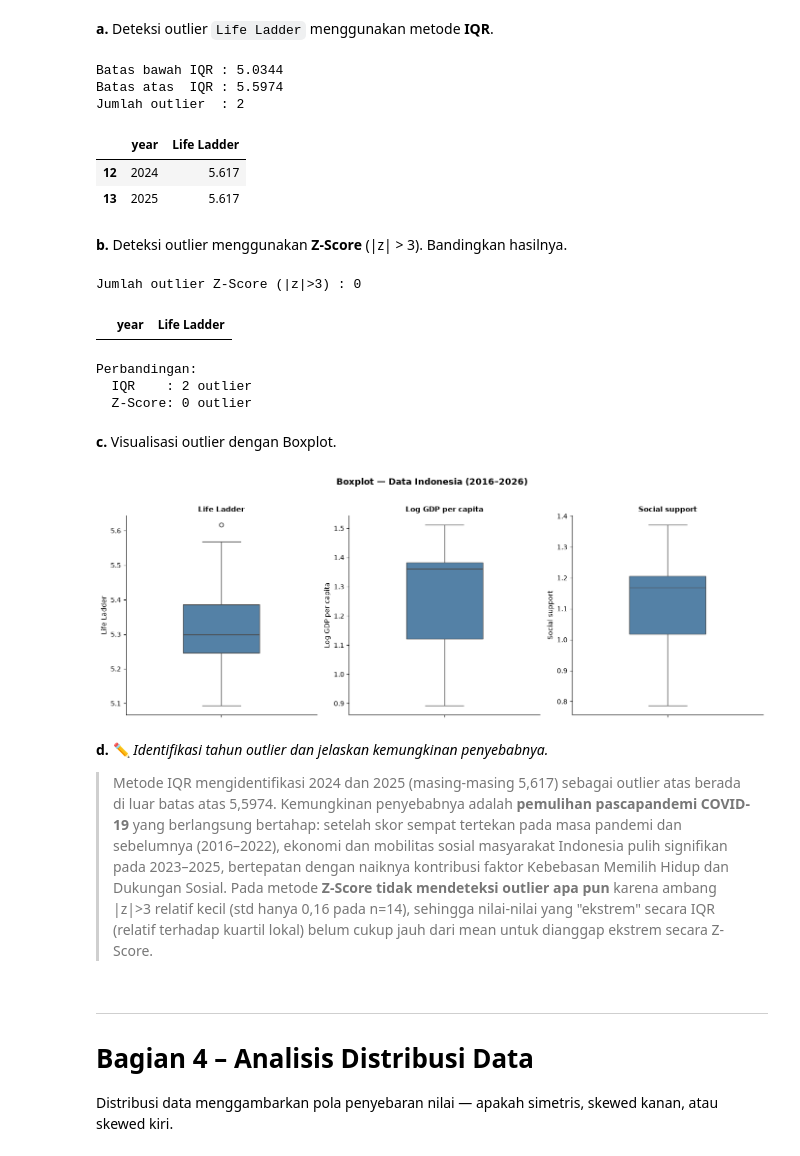
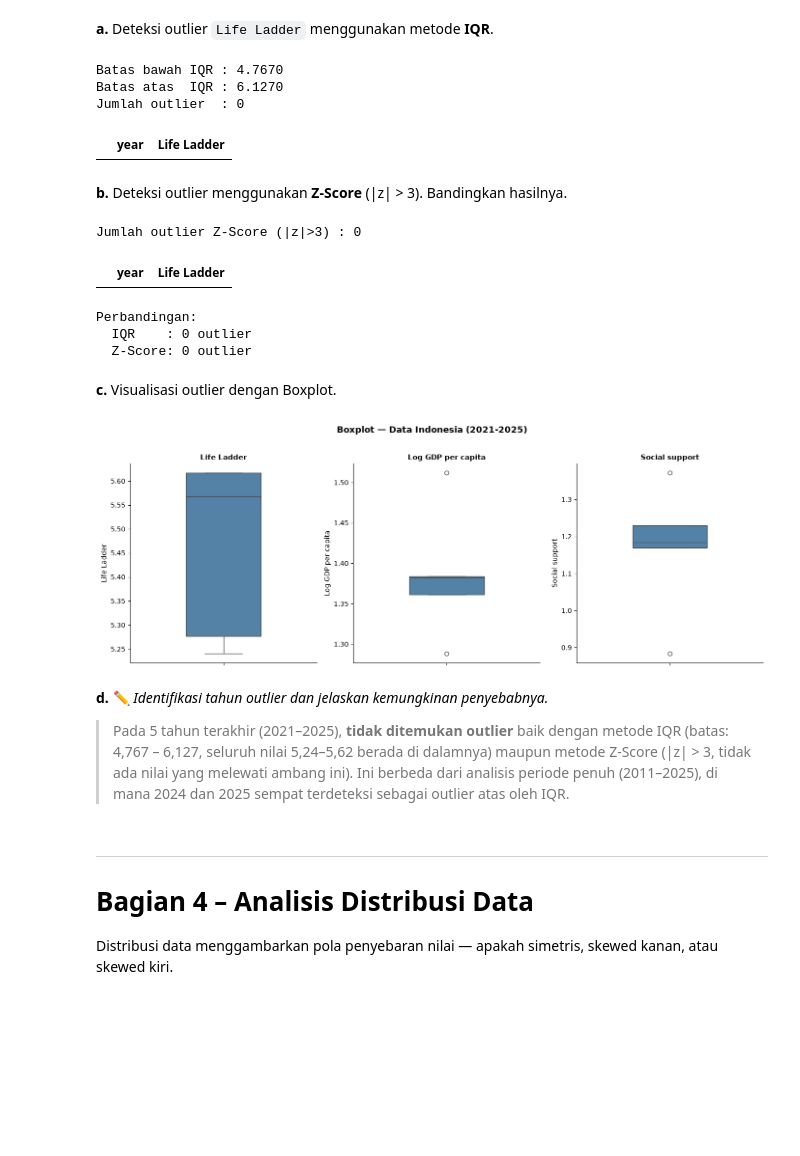
Before and after one commit to emilyvitasya/WorldHappinessReport_Indonesia, a Jupyter notebook: DescStats_WHR_Template_Emily.ipynb, the cells around one changed output. Cells and saved outputs as stored; diff of their text form; code cells hidden in the pictures; blank space fills up the shorter version.

```diff
--- a/DescStats_WHR_Template_Emily.ipynb
+++ b/DescStats_WHR_Template_Emily.ipynb
@@ -136,6 +136,7 @@ missing[missing['Jumlah Missing'] > 0]
 # %%
 # f. Filter data Indonesia 2006–2023
-df_idn = df_whr[df_whr['Country name'] == 'Indonesia'].sort_values('year').reset_index(drop=True)
+last5 = [2021, 2022, 2023, 2024, 2025]
+df_idn = df_whr[(df_whr['Country name'] == 'Indonesia') & (df_whr['year'].isin(last5))].sort_values('year').reset_index(drop=True)
 
 print(f'Jumlah baris df_idn : {len(df_idn)}')
 print(f"Rentang tahun       : {df_idn['year'].min()} - {df_idn['year'].max()}")
@@ -498,12 +480,10 @@ print(f'Batas atas  IQR : {upper:.4f}')
 print(f'Jumlah outlier  : {len(outliers_iqr)}')
 display(outliers_iqr[['year', col]])
 # %% [output]
-Batas bawah IQR : 5.0344
-Batas atas  IQR : 5.5974
-Jumlah outlier  : 2
+Batas bawah IQR : 4.7670
+Batas atas  IQR : 6.1270
+Jumlah outlier  : 0
 |  | year | Life Ladder |
-| 12 | 2024 | 5.617 |
-| 13 | 2025 | 5.617 |
 # %% [markdown]
 **b.** Deteksi outlier menggunakan **Z-Score** (|z| > 3). Bandingkan hasilnya.
 # %%
@@ -521,28 +501,28 @@ print(f'  Z-Score: {len(outliers_zscore)} outlier')
 Jumlah outlier Z-Score (|z|>3) : 0
 |  | year | Life Ladder |
 Perbandingan:
-  IQR    : 2 outlier
+  IQR    : 0 outlier
   Z-Score: 0 outlier
 # %% [markdown]
 **c.** Visualisasi outlier dengan Boxplot.
 # %%
 # c. Boxplot — Life Ladder, Log GDP per capita, Social support
 cols_box = ['Life Ladder', 'Log GDP per capita', 'Social support']
 
 fig, axes = plt.subplots(1, 3, figsize=(14, 5))
 for ax, c in zip(axes, cols_box):
     sns.boxplot(y=df_idn[c], ax=ax, color='steelblue', width=0.4)
     ax.set_title(c, fontsize=11, fontweight='bold')
     ax.set_xlabel('')
 
-fig.suptitle('Boxplot — Data Indonesia (2016–2026)', fontsize=13, fontweight='bold', y=1.02)
+fig.suptitle('Boxplot — Data Indonesia (2021-2025)', fontsize=13, fontweight='bold', y=1.02)
 plt.tight_layout(); plt.show()
 # %% [output]
-[figure, old version]
+[figure, new version]
 # %% [markdown]
 **d.** ✏️ *Identifikasi tahun outlier dan jelaskan kemungkinan penyebabnya.*
 
-> Metode IQR mengidentifikasi 2024 dan 2025 (masing-masing 5,617) sebagai outlier atas berada di luar batas atas 5,5974. Kemungkinan penyebabnya adalah **pemulihan pascapandemi COVID-19** yang berlangsung bertahap: setelah skor sempat tertekan pada masa pandemi dan sebelumnya (2016–2022), ekonomi dan mobilitas sosial masyarakat Indonesia pulih signifikan pada 2023–2025, bertepatan dengan naiknya kontribusi faktor Kebebasan Memilih Hidup dan Dukungan Sosial. Pada metode **Z-Score tidak mendeteksi outlier apa pun**  karena ambang |z|>3 relatif kecil (std hanya 0,16 pada n=14), sehingga nilai-nilai yang "ekstrem" secara IQR (relatif terhadap kuartil lokal) belum cukup jauh dari mean untuk dianggap ekstrem secara Z-Score.
+> Pada 5 tahun terakhir (2021–2025), **tidak ditemukan outlier** baik dengan metode IQR (batas: 4,767 – 6,127, seluruh nilai 5,24–5,62 berada di dalamnya) maupun metode Z-Score (|z| > 3, tidak ada nilai yang melewati ambang ini). Ini berbeda dari analisis periode penuh (2011–2025), di mana 2024 dan 2025 sempat terdeteksi sebagai outlier atas oleh IQR.
 # %% [markdown]
 ---
 # Bagian 4 – Analisis Distribusi Data
```
Also changed, not shown: parts of 33 cells of this notebook.
